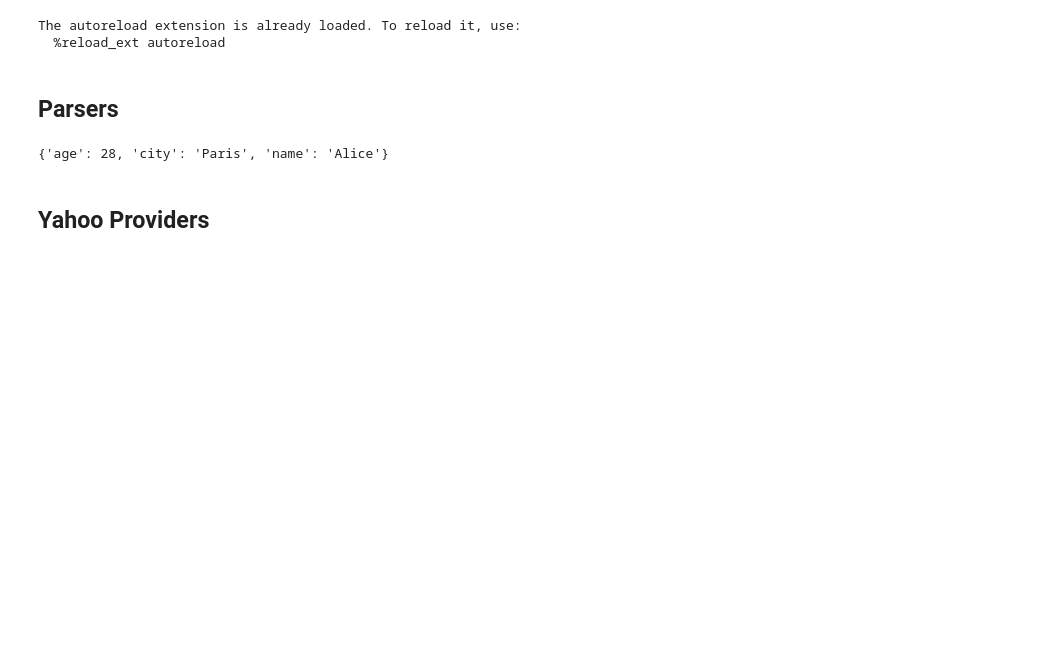
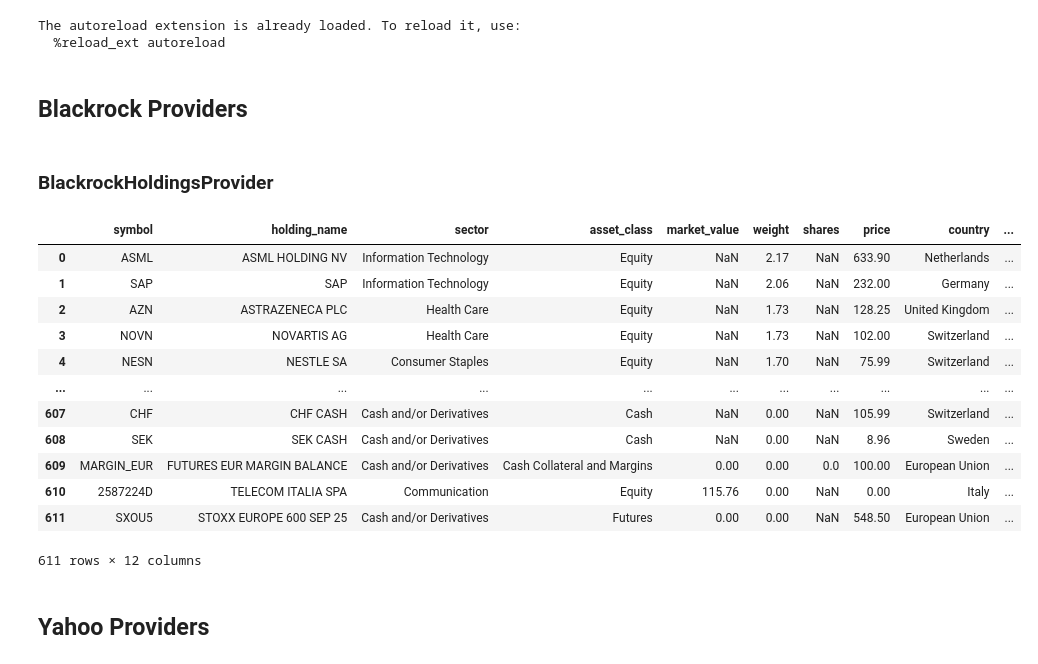
Before and after one commit to jlchereau/finapp, a Jupyter notebook: notebooks/models.ipynb, the cells around one changed output. Drawn from its saved outputs; the diff is of its cells as text; code cells hidden in the pictures; blank space fills up the shorter version.

Commit message:
Created a new Blackrock provider to obtain the list of holdings of any iShares ETF

```diff
--- a/notebooks/models.ipynb
+++ b/notebooks/models.ipynb
@@ -23,34 +26,32 @@ The autoreload extension is already loaded. To reload it, use:
 
 import nest_asyncio
 nest_asyncio.apply()
-# %% [markdown]
-## Parsers
-# %%
-from app.models.parsers import PydanticJSONParser
-
-# Example usage:
-config = {
-    "name": "PersonModel",
-    "fields": {
-        "name": {"expr": "person.name", "default": "Unknown"},
-        "age": {"expr": "person.age", "default": 0},
-        "city": {"expr": "person.address.city", "default": "N/A"},
-    },
-}
-
-sample_data = {
-    "person": {
-        "name": "Alice",
-        "age": 28,
-        "address": {"city": "Paris"},
-    }
-}
-
-parser = PydanticJSONParser(config)
-instance = parser.parse(sample_data)
-pprint(instance.model_dump())
-# %% [output]
-{'age': 28, 'city': 'Paris', 'name': 'Alice'}
+# %% [markdown]
+## Blackrock Providers
+# %% [markdown]
+### BlackrockHoldingsProvider
+# %%
+from app.models.blackrock import create_blackrock_holdings_provider
+
+provider = create_blackrock_holdings_provider()
+# provider.get_data_sync("CSNDX").data # Nasdaq 100
+# provider.get_data_sync("CSPX").data  # S&P 500
+provider.get_data_sync("EXSA").data    # STOXX 600
+# provider.get_data_sync("IWLE").data  # MSCI World
+# %% [output]
+|  | symbol | holding_name | sector | asset_class | market_value | weight | shares | price | country | ... |
+| 0 | ASML | ASML HOLDING NV | Information Technology | Equity | NaN | 2.17 | NaN | 633.90 | Netherlands | ... |
+| 1 | SAP | SAP | Information Technology | Equity | NaN | 2.06 | NaN | 232.00 | Germany | ... |
+| 2 | AZN | ASTRAZENECA PLC | Health Care | Equity | NaN | 1.73 | NaN | 128.25 | United Kingdom | ... |
+| 3 | NOVN | NOVARTIS AG | Health Care | Equity | NaN | 1.73 | NaN | 102.00 | Switzerland | ... |
+| 4 | NESN | NESTLE SA | Consumer Staples | Equity | NaN | 1.70 | NaN | 75.99 | Switzerland | ... |
+| ... | ... | ... | ... | ... | ... | ... | ... | ... | ... | ... |
+| 607 | CHF | CHF CASH | Cash and/or Derivatives | Cash | NaN | 0.00 | NaN | 105.99 | Switzerland | ... |
+| 608 | SEK | SEK CASH | Cash and/or Derivatives | Cash | NaN | 0.00 | NaN | 8.96 | Sweden | ... |
+| 609 | MARGIN_EUR | FUTURES EUR MARGIN BALANCE | Cash and/or Derivatives | Cash Collateral and Margins | 0.00 | 0.00 | 0.0 | 100.00 | European Union | ... |
+| 610 | 2587224D | TELECOM ITALIA SPA | Communication | Equity | 115.76 | 0.00 | NaN | 0.00 | Italy | ... |
+| 611 | SXOU5 | STOXX EUROPE 600 SEP 25 | Cash and/or Derivatives | Futures | 0.00 | 0.00 | NaN | 548.50 | European Union | ... |
+611 rows × 12 columns
 # %% [markdown]
 ## Yahoo Providers
 # %% [markdown]
```
Also changed, not shown: parts of 5 cells of this notebook, 5 other files.
